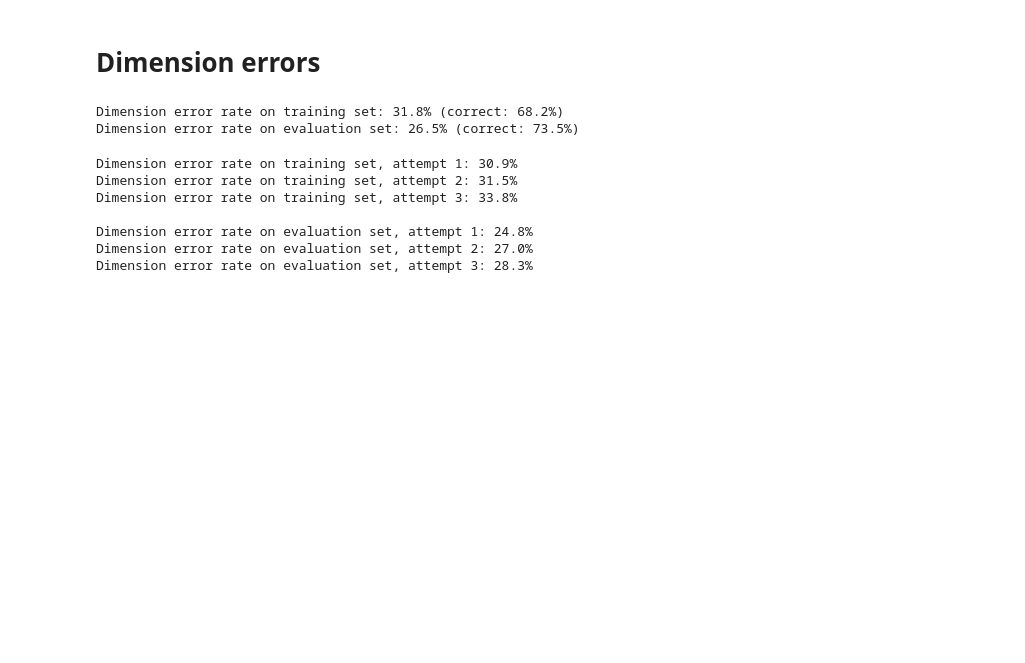
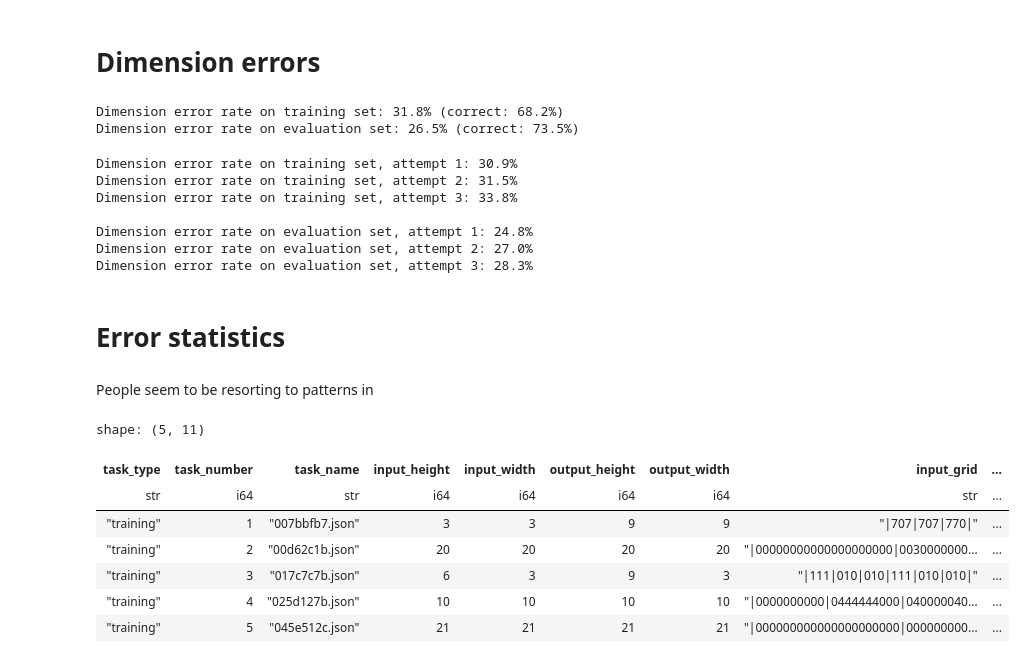
Before and after one commit to Le-Gris/h-arc, a Jupyter notebook: analysis/4-errors.ipynb, the cells around one changed output. Saved outputs shown, nothing was run; the diff lists cells and outputs as text; code cells hidden in the pictures; blank space fills up the shorter version.

```diff
--- a/analysis/4-errors.ipynb
+++ b/analysis/4-errors.ipynb
@@ -417,3 +417,24 @@ Dimension error rate on training set, attempt 3: 33.8%
 Dimension error rate on evaluation set, attempt 1: 24.8%
 Dimension error rate on evaluation set, attempt 2: 27.0%
 Dimension error rate on evaluation set, attempt 3: 28.3%
+# %% [markdown]
+# Error statistics
+# %%
+arc_tests = pl.read_csv("../data/ARC_all_tasks_tests_stats.csv").drop(
+    "example_type", "example_number", "input_filename", "output_filename", "set"
+)
+arc_training = pl.read_csv("../data/ARC_training_tasks.csv")
+arc_evaluation = pl.read_csv("../data/ARC_evaluation_tasks.csv")
+# %% [markdown]
+People seem to be resorting to patterns in
+# %%
+arc_tests.head()
+# %% [output]
+shape: (5, 11)
+| task_type | task_number | task_name | input_height | input_width | output_height | output_width | input_grid | ... |
+| str | i64 | str | i64 | i64 | i64 | i64 | str | ... |
+| "training" | 1 | "007bbfb7.json" | 3 | 3 | 9 | 9 | "|707|707|770|" | ... |
+| "training" | 2 | "00d62c1b.json" | 20 | 20 | 20 | 20 | "|00000000000000000000|0030000000... | ... |
+| "training" | 3 | "017c7c7b.json" | 6 | 3 | 9 | 3 | "|111|010|010|111|010|010|" | ... |
+| "training" | 4 | "025d127b.json" | 10 | 10 | 10 | 10 | "|0000000000|0444444000|040000040... | ... |
+| "training" | 5 | "045e512c.json" | 21 | 21 | 21 | 21 | "|000000000000000000000|000000000... | ... |
```
Also changed, not shown: parts of 2 cells of this notebook, 5 other files.
